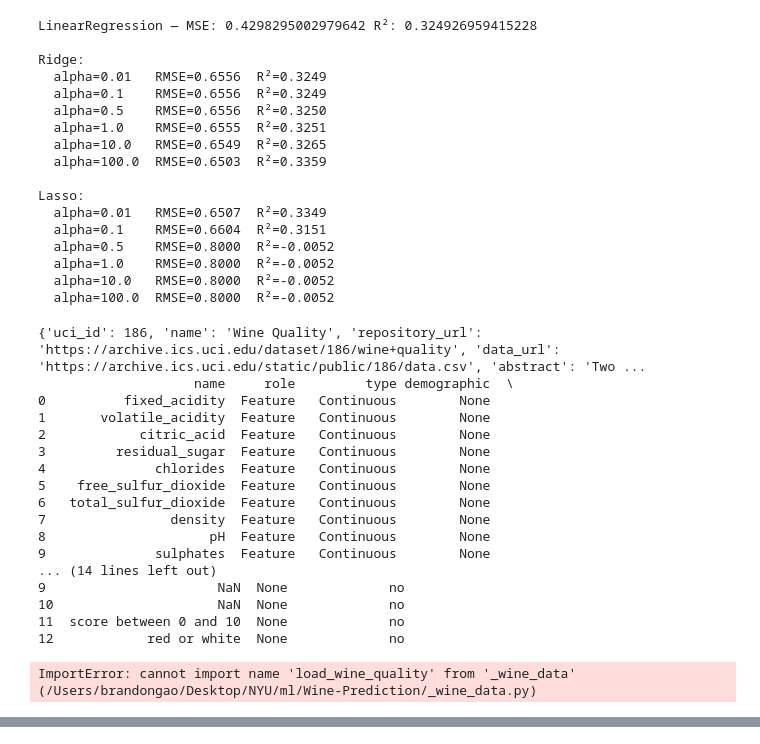
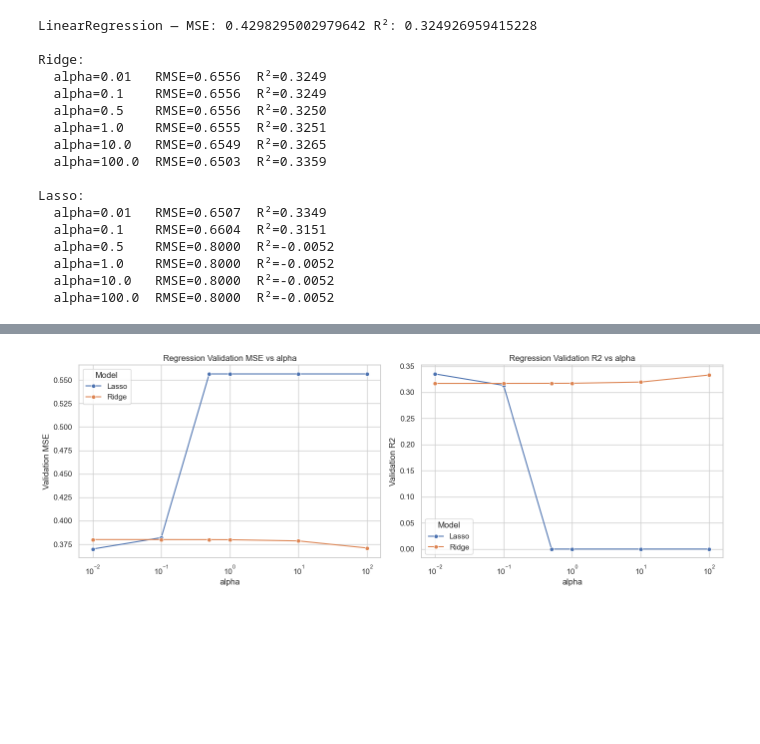
Before and after one commit to mrl588/Wine-Prediction, a Jupyter notebook: wine_quality_ml_final.ipynb, the cells around one changed output, grey strips where cells are left out. Drawn from its saved outputs; the diff is of its cells as text; code cells hidden in the pictures; blank space fills up the shorter version.

```diff
--- a/wine_quality_ml_final.ipynb
+++ b/wine_quality_ml_final.ipynb
@@ -442,31 +442,25 @@ Lasso:
   alpha=10.0   RMSE=0.8000  R²=-0.0052
   alpha=100.0  RMSE=0.8000  R²=-0.0052
 # %%
-import numpy as np
-import pandas as pd
-import seaborn as sb
-import matplotlib.pyplot as plt
+from sklearn.linear_model import LinearRegression, Ridge, Lasso
+from sklearn.metrics import mean_squared_error, r2_score
+from sklearn.model_selection import train_test_split
+from sklearn.preprocessing import StandardScaler
+import seaborn as sns
 
-from _wine_data import load_wine_quality
-from sklearn.linear_model import LinearRegression, LogisticRegression, Ridge, Lasso
-from sklearn.metrics import accuracy_score, precision_score, recall_score, f1_score, mean_squared_error, r2_score
-from sklearn.model_selection import train_test_split
-from sklearn.neighbors import KNeighborsClassifier
-from sklearn.preprocessing import PolynomialFeatures, StandardScaler
+sns.set_theme(style='whitegrid')
 
-sb.set_theme(style='whitegrid')
-
-# Regression summary table
-wine_quality = load_wine_quality()
-X_reg = wine_quality.data.features.copy()
-y_reg = wine_quality.data.targets.squeeze()
-X_reg['wine_type'] = X_reg['wine_type'].map({'red': 0, 'white': 1})
+# Linear regression summary table
+feature_cols_reg = [
+    "fixed_acidity", "volatile_acidity", "citric_acid", "residual_sugar",
+    "chlorides", "free_sulfur_dioxide", "total_sulfur_dioxide",
+    "density", "pH", "sulphates", "alcohol",
+]
+X_reg = df[feature_cols_reg].astype(float)
+y_reg = df["quality"].astype(float)
 
 X_train_reg, X_val_reg, y_train_reg, y_val_reg = train_test_split(
-    X_reg,
-    y_reg,
-    test_size=0.2,
-    random_state=42,
+    X_reg, y_reg, test_size=0.2, random_state=42,
 )
 
 reg_scaler = StandardScaler()
@@ -476,13 +470,13 @@ X_val_reg_scaled = reg_scaler.transform(X_val_reg)
 regression_rows = []
 alpha_values = [0.01, 0.1, 0.5, 1, 10, 100]
 
-def add_regression_metrics(model_name, setting_label, model):
+def add_regression_metrics(model_name, alpha_label, model):
     model.fit(X_train_reg_scaled, y_train_reg)
     train_pred = model.predict(X_train_reg_scaled)
     val_pred = model.predict(X_val_reg_scaled)
     regression_rows.append({
         'Model': model_name,
-        'Hyperparameter': setting_label,
+        'α': alpha_label,
         'Train MSE': mean_squared_error(y_train_reg, train_pred),
         'Validation MSE': mean_squared_error(y_val_reg, val_pred),
         'Train RMSE': mean_squared_error(y_train_reg, train_pred) ** 0.5,
@@ -494,8 +488,8 @@ def add_regression_metrics(model_name, setting_label, model):
 add_regression_metrics('Linear Regression', 'none', LinearRegression())
 
 for alpha in alpha_values:
-    add_regression_metrics('Ridge', f'alpha={alpha}', Ridge(alpha=alpha))
-    add_regression_metrics('Lasso', f'alpha={alpha}', Lasso(alpha=alpha, max_iter=10000))
+    add_regression_metrics('Ridge', alpha, Ridge(alpha=alpha))
+    add_regression_metrics('Lasso', alpha, Lasso(alpha=alpha, max_iter=10000))
 
 regression_results = pd.DataFrame(regression_rows)
 regression_results = regression_results.sort_values(
@@ -505,13 +499,13 @@ regression_results = regression_results.sort_values(
 
 display(regression_results.round(4))
 
-# Regression plots
+# Linear regression plots
 reg_plot_df = regression_results[regression_results['Model'].isin(['Ridge', 'Lasso'])].copy()
-reg_plot_df['alpha'] = reg_plot_df['Hyperparameter'].str.replace('alpha=', '', regex=False).astype(float)
+reg_plot_df['α'] = reg_plot_df['α'].astype(float)
 
 fig, axes = plt.subplots(1, 2, figsize=(14, 5), sharex=True)
-sb.lineplot(data=reg_plot_df, x='alpha', y='Validation MSE', hue='Model', marker='o', ax=axes[0])
-sb.lineplot(data=reg_plot_df, x='alpha', y='Validation R2', hue='Model', marker='o', ax=axes[1])
+sns.lineplot(data=reg_plot_df, x='α', y='Validation MSE', hue='Model', marker='o', ax=axes[0])
+sns.lineplot(data=reg_plot_df, x='α', y='Validation R2', hue='Model', marker='o', ax=axes[1])
 axes[0].set_title('Regression Validation MSE vs alpha')
 axes[1].set_title('Regression Validation R2 vs alpha')
 for ax in axes:
@@ -520,21 +514,3 @@ for ax in axes:
 plt.tight_layout()
 plt.show()
 # %% [output]
-{'uci_id': 186, 'name': 'Wine Quality', 'repository_url': 'https://archive.ics.uci.edu/dataset/186/wine+quality', 'data_url': 'https://archive.ics.uci.edu/static/public/186/data.csv', 'abstract': 'Two ...
-                    name     role         type demographic  \
-0          fixed_acidity  Feature   Continuous        None
-1       volatile_acidity  Feature   Continuous        None
-2            citric_acid  Feature   Continuous        None
-3         residual_sugar  Feature   Continuous        None
-4              chlorides  Feature   Continuous        None
-5    free_sulfur_dioxide  Feature   Continuous        None
-6   total_sulfur_dioxide  Feature   Continuous        None
-7                density  Feature   Continuous        None
-8                     pH  Feature   Continuous        None
-9              sulphates  Feature   Continuous        None
-... (14 lines left out)
-9                      NaN  None             no
-10                     NaN  None             no
-11  score between 0 and 10  None             no
-12            red or white  None             no
-ImportError: cannot import name 'load_wine_quality' from '_wine_data' (/Users/brandongao/Desktop/NYU/ml/Wine-Prediction/_wine_data.py)
@@ -540,0 +531 @@ ImportError: cannot import name 'load_wine_quality' from '_wine_data' (/Users/br
+[figure, added]
```
Also changed, not shown: parts of 1 cell of this notebook.
